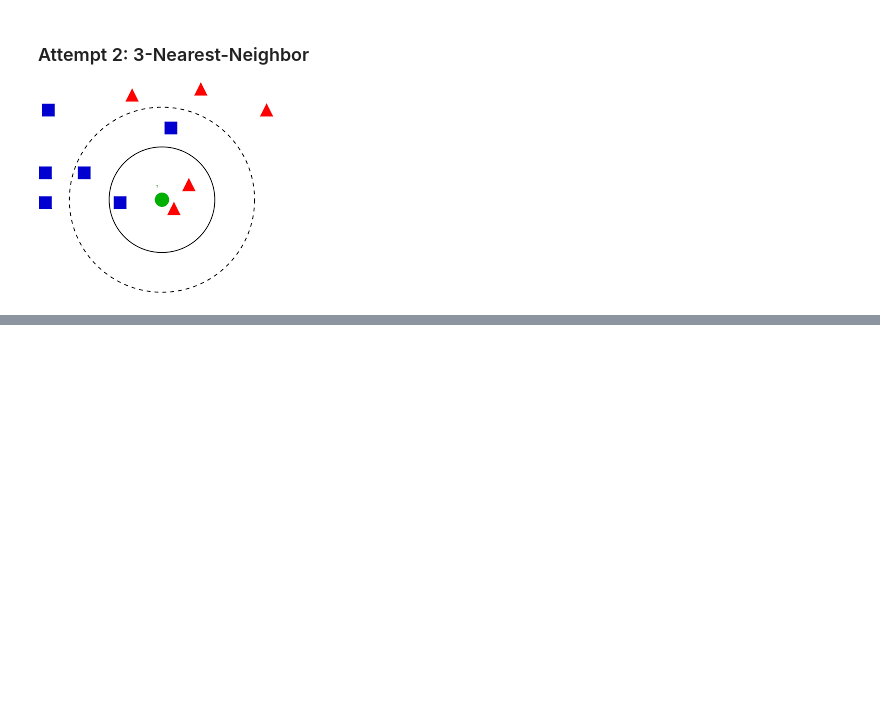
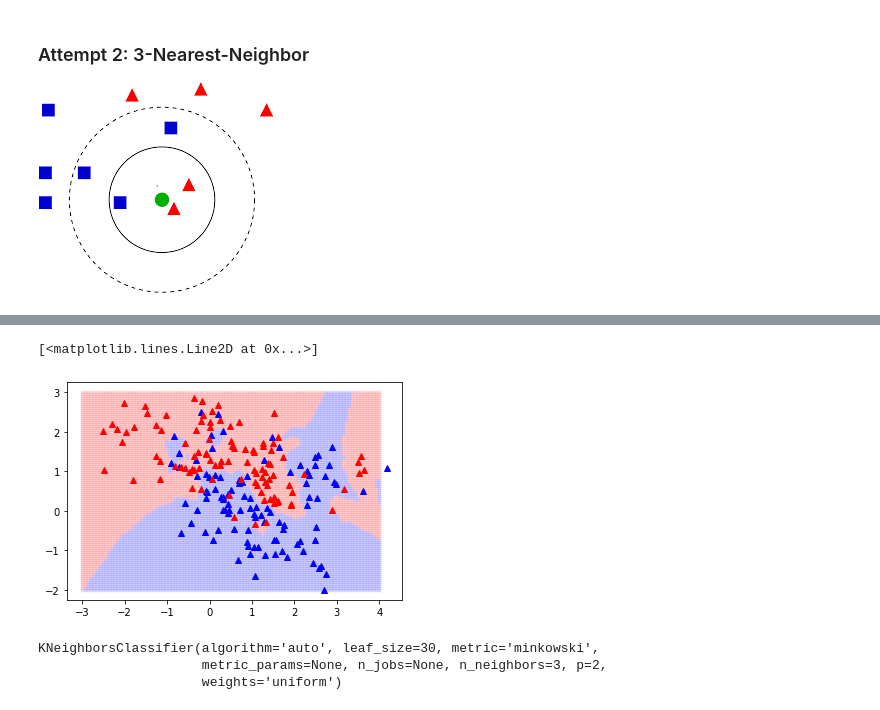
Before and after one commit to ch00226855/CMP414765Spring2021, a Jupyter notebook: Week03_Classification.ipynb, the cells around one changed output, grey strips where cells are left out. Cells and saved outputs as stored; diff of their text form; code cells hidden in the pictures; blank space fills up the shorter version.

```diff
--- a/Week03_Classification.ipynb
+++ b/Week03_Classification.ipynb
@@ -215,2 +202,6 @@ training_data, test_data = train_test_split(raw_data, test_size=0.2)
 # %%
 # Use the training set to train a SVM classifier.
+
+model_svmt = LinearSVC()
+input_cols = ['x1', 'x2']
+model_svmt.fit(training_data[input_cols], training_data['y'])
@@ -232,0 +253,19 @@ model_3nn.fit(raw_data[['x1', 'x2']], raw_data['y'])
+# %%
+# How to evaluate the kNN model?
+
+# Visualize the decision region.
+
+# 1. create a 100 * 100 grid of points to cover the entire plane.
+plot_data = pd.DataFrame()
+x1_coordinates = np.linspace(-3, 4, 100) # sample 100 points per row
+x2_coordinates = np.linspace(-2, 3, 100) # sample 100 rows (total: 100 * 100 = 10,000 points)
+for x1 in x1_coordinates:
+    for x2 in x2_coordinates:
+        plot_data = plot_data.append({'x1': x1,
+                               'x2': x2},
+                              ignore_index=True)
+plot_data
+
+# 2. use the kNN model to make a prediction on each of the 10,000 points.
+plot_data['prediction'] = model_3nn.predict(plot_data[input_cols])
+plot_data.head()
@@ -232,0 +279,13 @@ model_3nn.fit(raw_data[['x1', 'x2']], raw_data['y'])
+# %%
+# 3. plot these points: points classified as 0 should be visualized as blue points,
+#   points classified as 1 should be visualized as red points.
+
+test_data_blue = plot_data[plot_data['prediction'] == 0]
+test_data_red = plot_data[plot_data['prediction'] == 1]
+plt.plot(test_data_blue['x1'], test_data_blue['x2'], 'b.', alpha=0.1)
+plt.plot(test_data_red['x1'], test_data_red['x2'], 'r.', alpha=0.1)
+plt.plot(blue_pts['x1'], blue_pts['x2'], 'b^', label='y = 0')
+plt.plot(red_pts['x1'], red_pts['x2'], 'r^', label='y = 1')
+# %% [output]
+[<matplotlib.lines.Line2D at 0x...>]
+[figure, added]
@@ -232,0 +300,8 @@ model_3nn.fit(raw_data[['x1', 'x2']], raw_data['y'])
+# %%
+# Train the 3-nearest-neighbor model on the training set.
+model_3nn_2 = KNeighborsClassifier(n_neighbors=3)
+model_3nn_2.fit(training_data[input_cols], training_data['y'])
+# %% [output]
+KNeighborsClassifier(algorithm='auto', leaf_size=30, metric='minkowski',
+                     metric_params=None, n_jobs=None, n_neighbors=3, p=2,
+                     weights='uniform')
```
Also changed, not shown: parts of 18 cells of this notebook.
